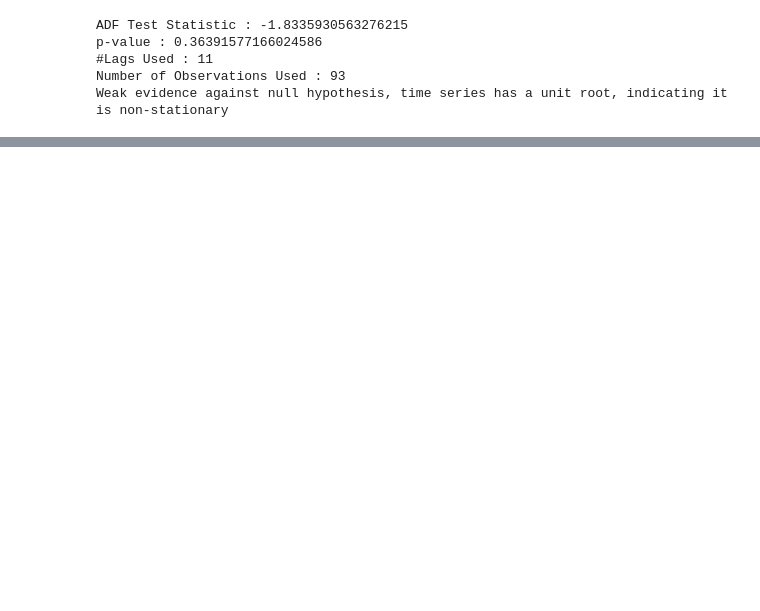
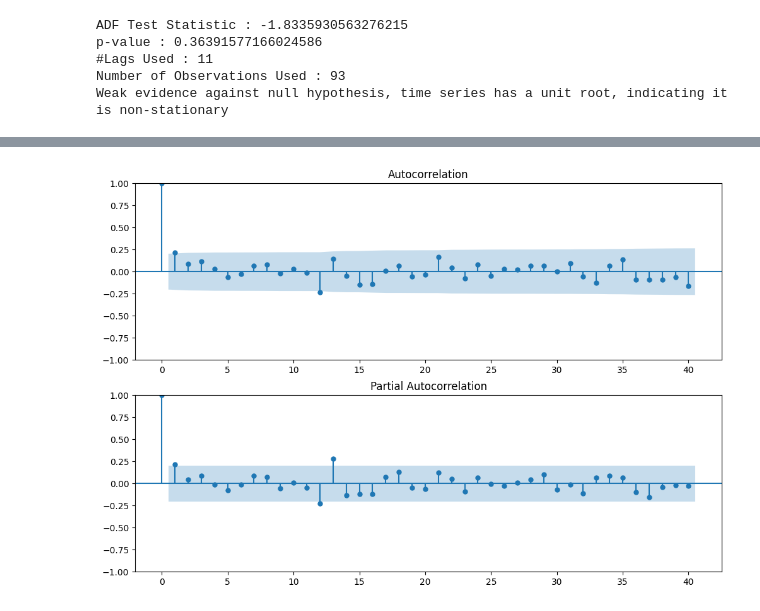
Before and after one commit to iamram33z/monthly-sales-forecasting, a Jupyter notebook: Notebooks/trial.ipynb, the cells around one changed output, grey strips where cells are left out. Cells and saved outputs as stored; diff of their text form; code cells hidden in the pictures; blank space fills up the shorter version.

```diff
--- a/Notebooks/trial.ipynb
+++ b/Notebooks/trial.ipynb
@@ -136,0 +197,10 @@ Weak evidence against null hypothesis, time series has a unit root, indicating i
+# %%
+# Plot the ACF and PACF with Subplots
+fig, ax = plt.subplots(2, 1, figsize=(12, 8))
+
+plot_acf(df['Seasonal First Difference'].dropna(), lags = 40, ax=ax[0])
+plot_pacf(df['Seasonal First Difference'].dropna(), lags = 40, ax=ax[1])
+
+plt.show()
+# %% [output]
+[figure, added]
```
Also changed, not shown: parts of 16 cells of this notebook.
